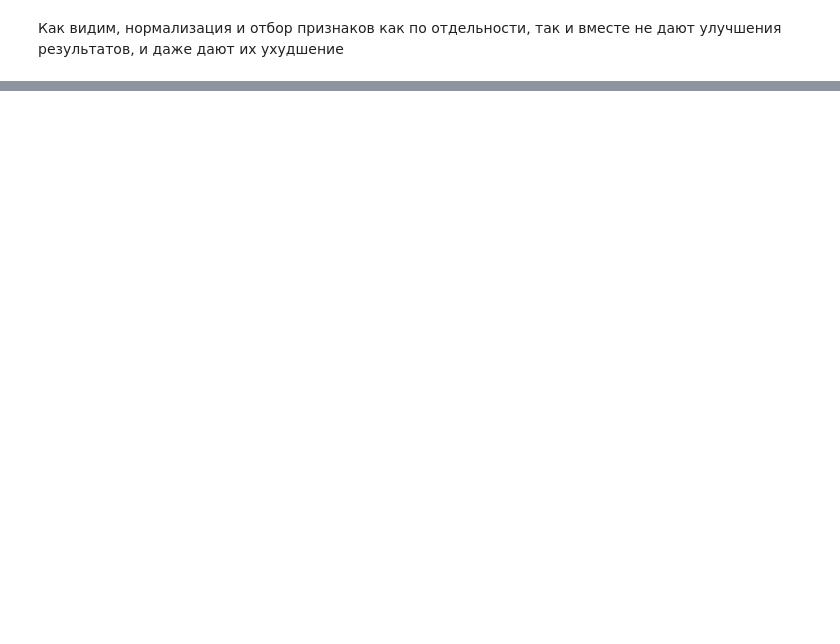
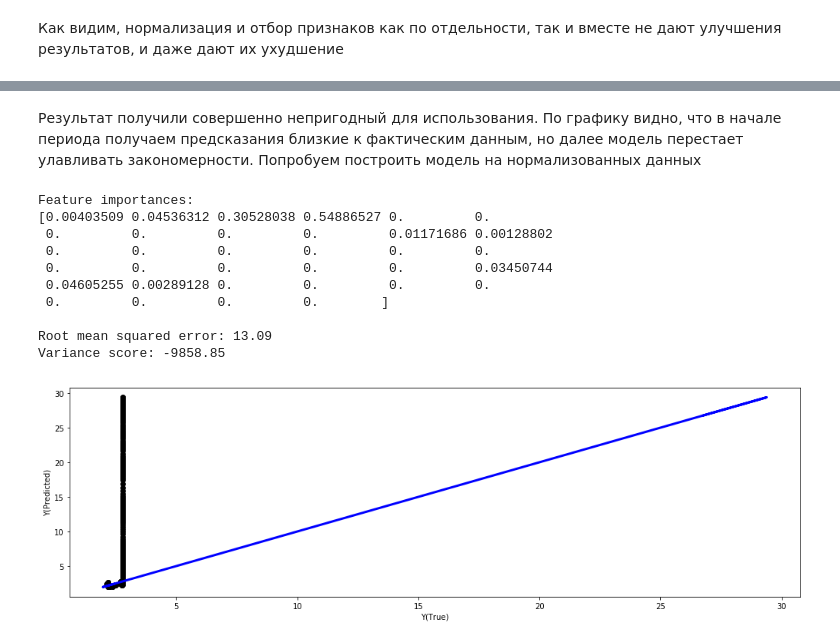
Before and after one commit to mmariyavyatkina/otus_course, a Jupyter notebook: Project/Trading app NVDA.ipynb, the cells around one changed output, grey strips where cells are left out. Cells and saved outputs as stored; diff of their text form; code cells hidden in the pictures; blank space fills up the shorter version.

```diff
--- a/Project/Trading app NVDA.ipynb
+++ b/Project/Trading app NVDA.ipynb
@@ -653,0 +661,11 @@ def my_trade_func(context,data):
+# %%
+# Remind function
+def calc_metrics(y_pred, y_valid):
+    print('\nRoot mean squared error: %.2f' % rmse(y_pred, y_valid))
+    print('Variance score: %.2f' % r2_score(y_pred, y_valid))
+
+    plt.scatter(y_pred, y_valid,  color='black')
+    plt.plot(y_valid, y_valid, color='blue', linewidth=3)
+    plt.xlabel('Y(True)')
+    plt.ylabel('Y(Predicted)')
+    plt.show()
@@ -653,0 +697,22 @@ def my_trade_func(context,data):
+# %% [markdown]
+Результат получили совершенно непригодный для использования. По графику видно, что в начале периода получаем предсказания близкие к фактическим данным, но далее модель перестает улавливать закономерности. Попробуем построить модель на нормализованных данных
+# %%
+rf = RandomForestRegressor(max_depth=3, random_state=42, n_estimators=100)
+rf.fit(x_norm_train, y_norm_train)
+y_pred = rf.predict(x_norm_valid)
+
+print('Feature importances:')
+print(rf.feature_importances_)
+calc_metrics(y_pred, y_norm_valid)
+# %% [output]
+Feature importances:
+[0.00403509 0.04536312 0.30528038 0.54886527 0.         0.
+ 0.         0.         0.         0.         0.01171686 0.00128802
+ 0.         0.         0.         0.         0.         0.
+ 0.         0.         0.         0.         0.         0.03450744
+ 0.04605255 0.00289128 0.         0.         0.         0.
+ 0.         0.         0.         0.        ]
+
+Root mean squared error: 13.09
+Variance score: -9858.85
+[figure, added]
```
Also changed, not shown: parts of 12 cells of this notebook.
